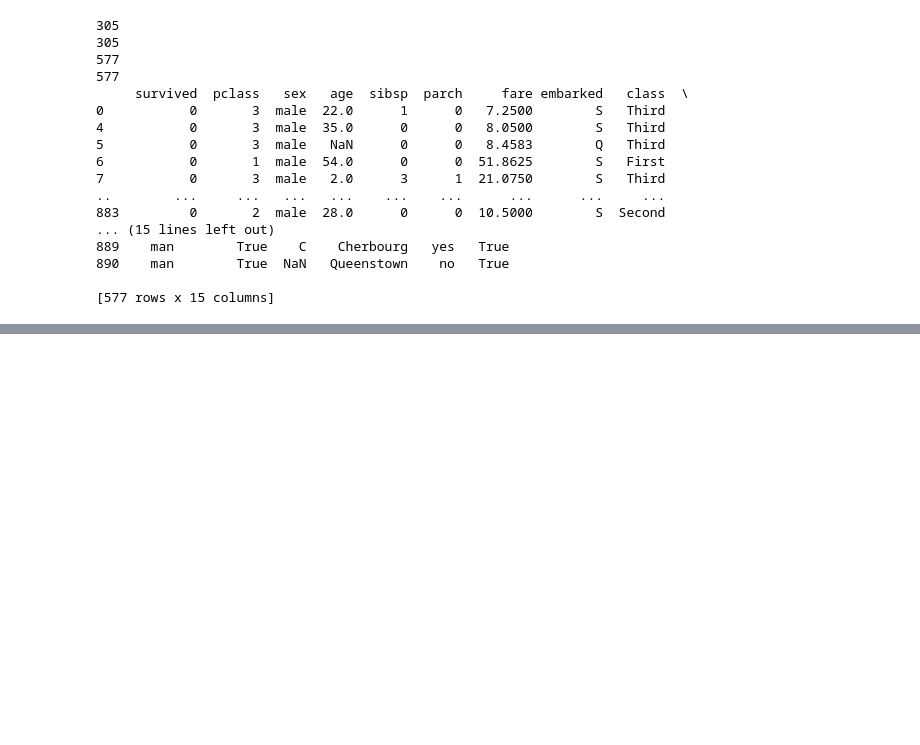
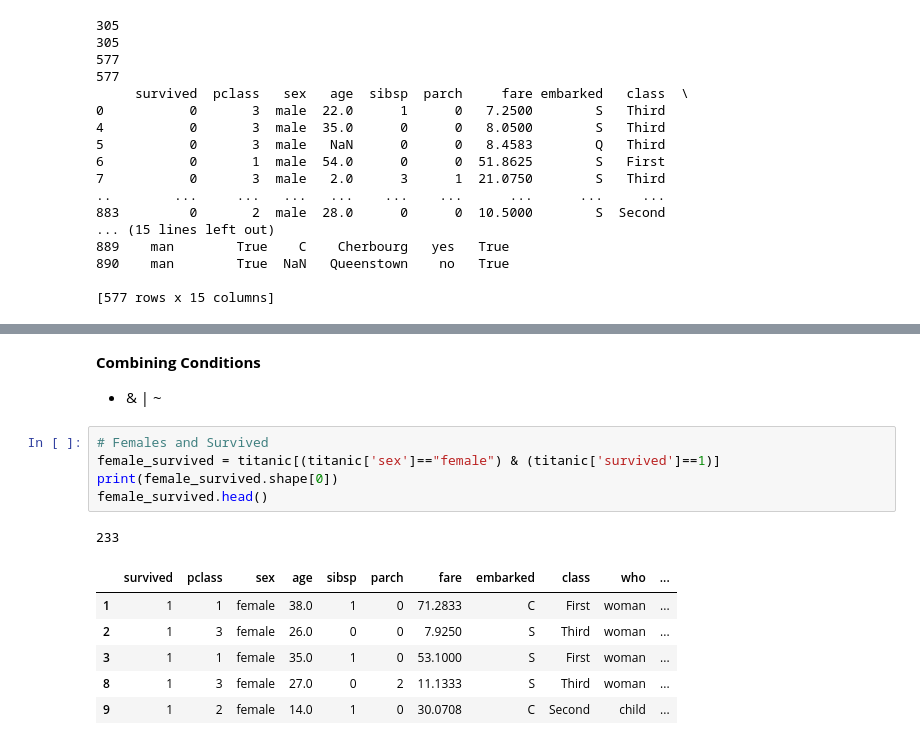
Before and after one commit to srk82mwi/pandas_python, a Jupyter notebook: 14.pandas_filtering,sorting,groupby.ipynb, the cells around one changed output, grey strips where cells are left out. Saved outputs shown, nothing was run; the diff lists cells and outputs as text; blank space fills up the shorter version.

```diff
--- a/14.pandas_filtering,sorting,groupby.ipynb
+++ b/14.pandas_filtering,sorting,groupby.ipynb
@@ -195,0 +220,16 @@ print(titanic[male])
+# %% [markdown]
+**Combining Conditions** <br>
+- & | ~
+# %%
+# Females and Survived
+female_survived = titanic[(titanic['sex']=="female") & (titanic['survived']==1)]
+print(female_survived.shape[0])
+female_survived.head()
+# %% [output]
+233
+|  | survived | pclass | sex | age | sibsp | parch | fare | embarked | class | who | ... |
+| 1 | 1 | 1 | female | 38.0 | 1 | 0 | 71.2833 | C | First | woman | ... |
+| 2 | 1 | 3 | female | 26.0 | 0 | 0 | 7.9250 | S | Third | woman | ... |
+| 3 | 1 | 1 | female | 35.0 | 1 | 0 | 53.1000 | S | First | woman | ... |
+| 8 | 1 | 3 | female | 27.0 | 0 | 2 | 11.1333 | S | Third | woman | ... |
+| 9 | 1 | 2 | female | 14.0 | 1 | 0 | 30.0708 | C | Second | child | ... |
```
Also changed, not shown: parts of 10 cells of this notebook.
